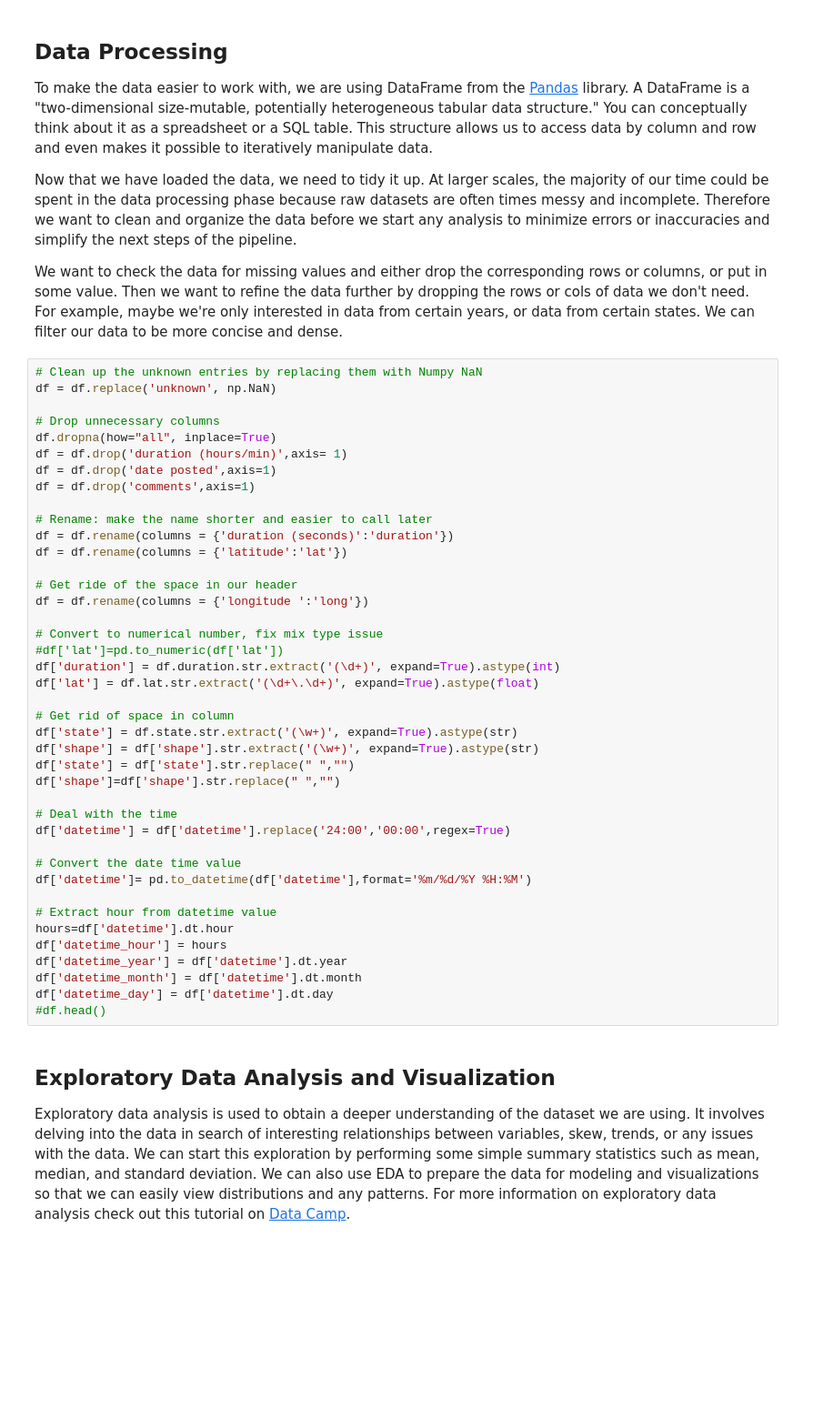
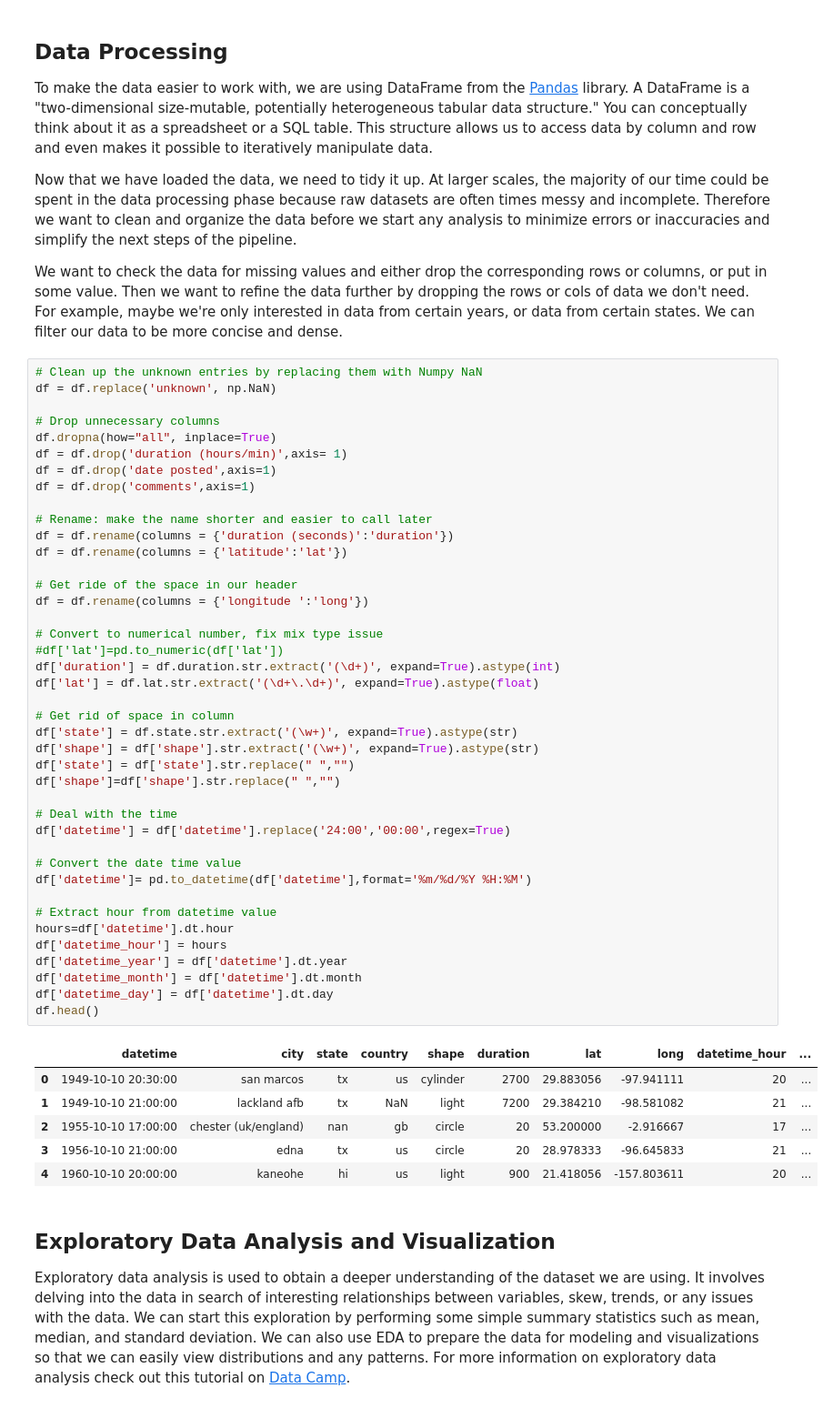
Before and after one commit to louieiuol/ufosighting, a Jupyter notebook: Final_Tutorial.ipynb, the cells around one changed output. Shown at 91% size. Drawn from its saved outputs; the diff is of its cells as text; blank space fills up the shorter version.

Commit message:
updated prose
I think we should display the first table that we get after dropping and cleaning.

```diff
--- a/Final_Tutorial.ipynb
+++ b/Final_Tutorial.ipynb
@@ -123,34 +141,41 @@ df = df.drop('comments',axis=1)
 # Rename: make the name shorter and easier to call later
 df = df.rename(columns = {'duration (seconds)':'duration'})
 df = df.rename(columns = {'latitude':'lat'})
 
 # Get ride of the space in our header
 df = df.rename(columns = {'longitude ':'long'})
 
 # Convert to numerical number, fix mix type issue
 #df['lat']=pd.to_numeric(df['lat'])
 df['duration'] = df.duration.str.extract('(\d+)', expand=True).astype(int)
 df['lat'] = df.lat.str.extract('(\d+\.\d+)', expand=True).astype(float)
 
 # Get rid of space in column
 df['state'] = df.state.str.extract('(\w+)', expand=True).astype(str)
 df['shape'] = df['shape'].str.extract('(\w+)', expand=True).astype(str)
 df['state'] = df['state'].str.replace(" ","")
 df['shape']=df['shape'].str.replace(" ","")
 
 # Deal with the time
 df['datetime'] = df['datetime'].replace('24:00','00:00',regex=True)
 
 # Convert the date time value
 df['datetime']= pd.to_datetime(df['datetime'],format='%m/%d/%Y %H:%M')
 
 # Extract hour from datetime value
 hours=df['datetime'].dt.hour
 df['datetime_hour'] = hours
 df['datetime_year'] = df['datetime'].dt.year
 df['datetime_month'] = df['datetime'].dt.month
 df['datetime_day'] = df['datetime'].dt.day
-#df.head()
+df.head()
+# %% [output]
+|  | datetime | city | state | country | shape | duration | lat | long | datetime_hour | ... |
+| 0 | 1949-10-10 20:30:00 | san marcos | tx | us | cylinder | 2700 | 29.883056 | -97.941111 | 20 | ... |
+| 1 | 1949-10-10 21:00:00 | lackland afb | tx | NaN | light | 7200 | 29.384210 | -98.581082 | 21 | ... |
+| 2 | 1955-10-10 17:00:00 | chester (uk/england) | nan | gb | circle | 20 | 53.200000 | -2.916667 | 17 | ... |
+| 3 | 1956-10-10 21:00:00 | edna | tx | us | circle | 20 | 28.978333 | -96.645833 | 21 | ... |
+| 4 | 1960-10-10 20:00:00 | kaneohe | hi | us | light | 900 | 21.418056 | -157.803611 | 20 | ... |
 # %% [markdown]
 ## Exploratory Data Analysis and Visualization
 <a id='expl'></a>
```
Also changed, not shown: parts of 28 cells of this notebook.
